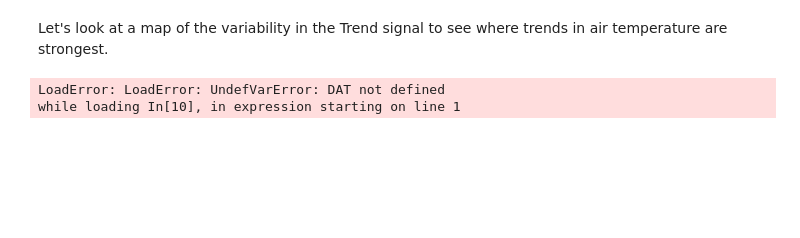
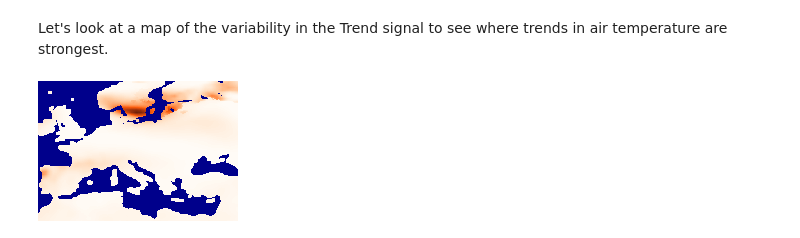
Before and after one commit to CAB-LAB/JuliaDatDemo, a Jupyter notebook: Time series decompostion.ipynb, the cells around one changed output. Saved outputs shown, nothing was run; the diff lists cells and outputs as text; code cells hidden in the pictures; blank space fills up the shorter version.

```diff
--- a/Time series decompostion.ipynb
+++ b/Time series decompostion.ipynb
@@ -13,7 +5,7 @@ Interact.Slider{Int64}(Signal{Int64}(3, nactions=0),"i",3,1:5,true)
 # %%
 c             = Cube("/Net/Groups/BGI/scratch/fgans/cubecopy/datacube/")
 vars          = ["t2m","SoilMoisture","Emission"];
-cdata         = getCubeData(c,latitude=(50,51), longitude=(40,41),variable=vars);
+cdata         = getCubeData(c,latitude=(30,65), longitude=(-10,40),variable=vars);
 # %% [markdown]
 We want to decompose the time series into a signals of Trend, Seasonal cycle, low-frequency variations and high-frequency variantions. Here we use a Fourier-based approach by calling **filterTSFFT**. Before doing so, we need to do some gapFilling
 # %%
@@ -32,7 +24,6 @@ variance=mapCube(timeVariance,xout);
 # %% [markdown]
 Let's look at a map of the variability in the Trend signal to see where trends in air temperature are strongest.
 # %%
-plotMAP(variance)
+plotMAP(variance,timescale=1,var=1)
 # %% [output]
-LoadError: LoadError: UndefVarError: DAT not defined
-while loading In[10], in expression starting on line 1
+[figure, added]
```
Also changed, not shown: parts of 4 cells of this notebook.
